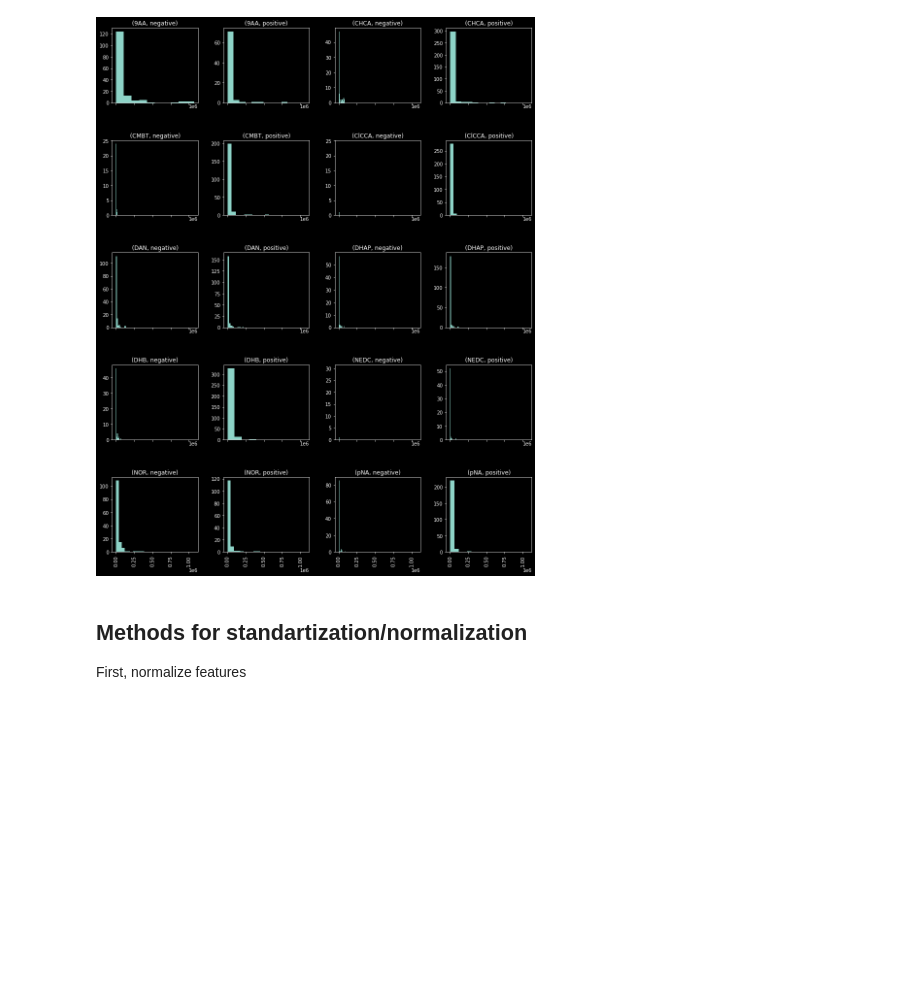
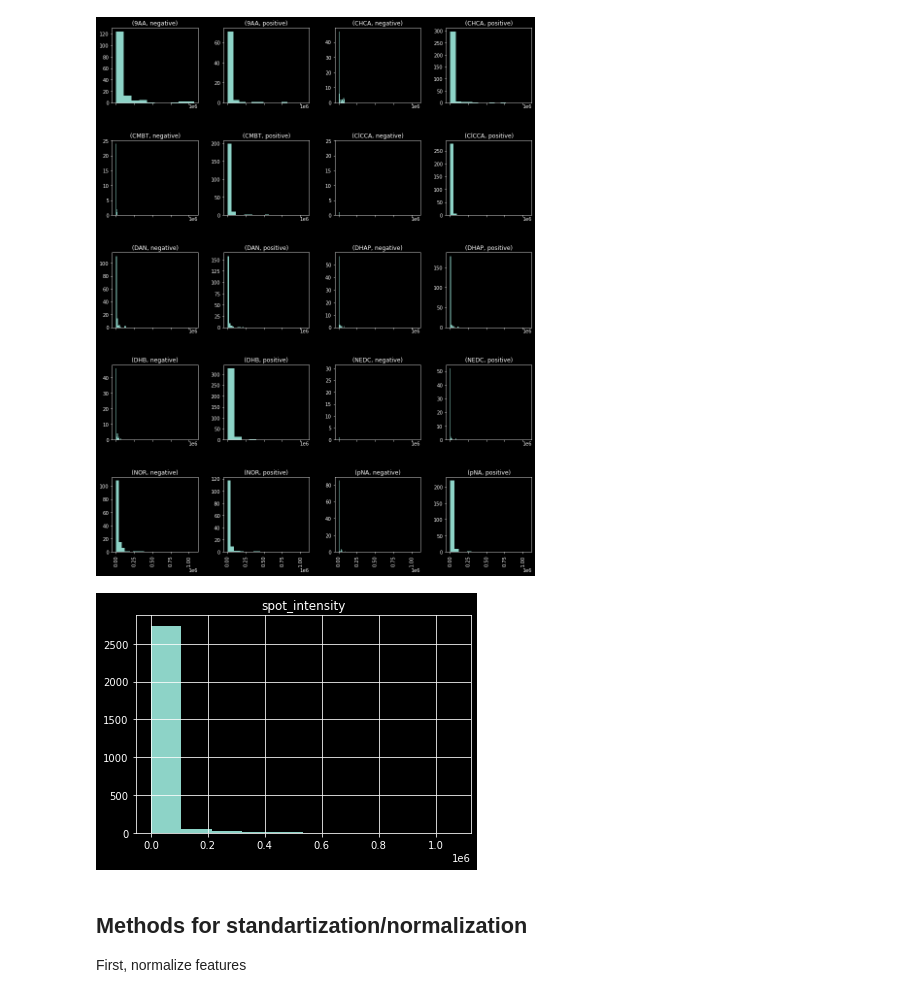
Before and after one commit to alexandrovteam/predicting-APMALDI-response, a Jupyter notebook: notebooks/regression.ipynb, the cells around one changed output. Cells and saved outputs as stored; diff of their text form; code cells hidden in the pictures; blank space fills up the shorter version.

```diff
--- a/notebooks/regression.ipynb
+++ b/notebooks/regression.ipynb
@@ -269,6 +269,10 @@ ax = fig.gca()
 _ = intensities[intensities["spot_intensity"] > 100.].hist("spot_intensity", by=["Matrix short", "Polarity"], ax=ax, sharex=True)
 # %% [output]
 [figure]
+# %%
+_ = intensities[intensities["spot_intensity"] > 100].hist("spot_intensity")
+# %% [output]
+[figure, added]
 # %% [markdown]
 ## Methods for standartization/normalization
 First, normalize features
```
Also changed, not shown: parts of 4 cells of this notebook, 1 other file.
